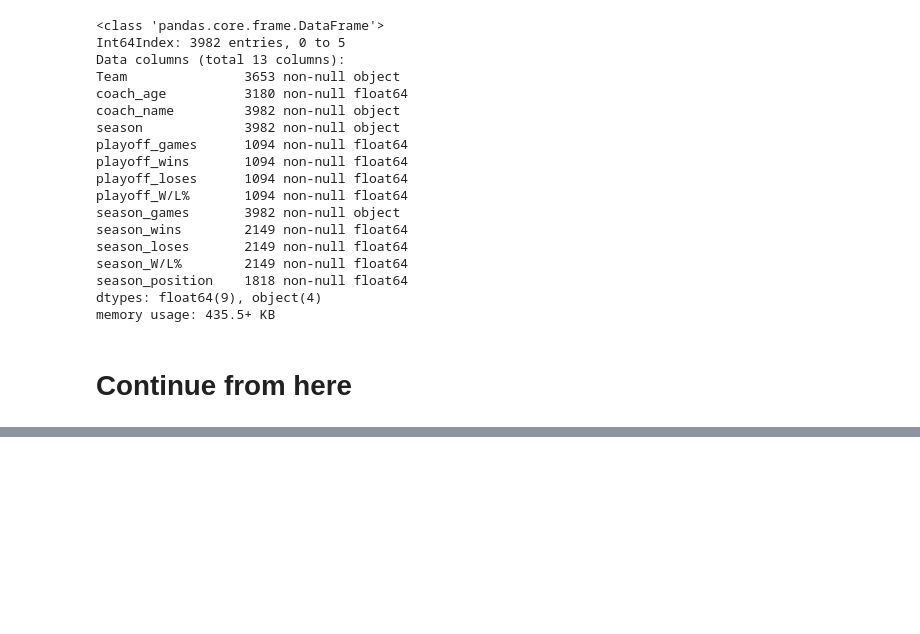
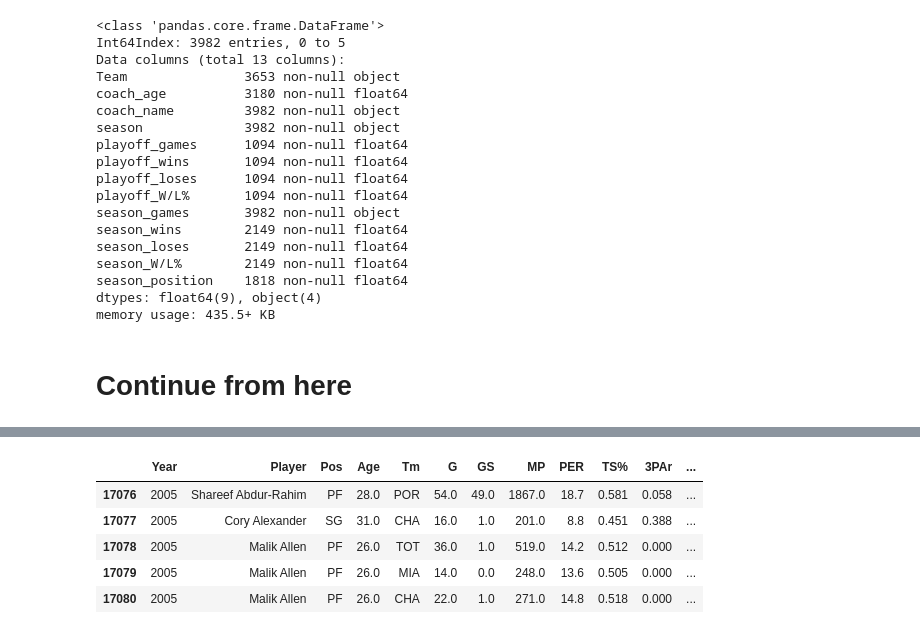
Before and after one commit to eranblack/Capstone, a Jupyter notebook: EDA.ipynb, the cells around one changed output, grey strips where cells are left out. Drawn from its saved outputs; the diff is of its cells as text; code cells hidden in the pictures; blank space fills up the shorter version.

```diff
--- a/EDA.ipynb
+++ b/EDA.ipynb
@@ -273,0 +323,9 @@ sorted(temp)
+# %%
+df.head()
+# %% [output]
+|  | Year | Player | Pos | Age | Tm | G | GS | MP | PER | TS% | 3PAr | ... |
+| 17076 | 2005 | Shareef Abdur-Rahim | PF | 28.0 | POR | 54.0 | 49.0 | 1867.0 | 18.7 | 0.581 | 0.058 | ... |
+| 17077 | 2005 | Cory Alexander | SG | 31.0 | CHA | 16.0 | 1.0 | 201.0 | 8.8 | 0.451 | 0.388 | ... |
+| 17078 | 2005 | Malik Allen | PF | 26.0 | TOT | 36.0 | 1.0 | 519.0 | 14.2 | 0.512 | 0.000 | ... |
+| 17079 | 2005 | Malik Allen | PF | 26.0 | MIA | 14.0 | 0.0 | 248.0 | 13.6 | 0.505 | 0.000 | ... |
+| 17080 | 2005 | Malik Allen | PF | 26.0 | CHA | 22.0 | 1.0 | 271.0 | 14.8 | 0.518 | 0.000 | ... |
```
Also changed, not shown: parts of 25 cells of this notebook, 2 other files.
